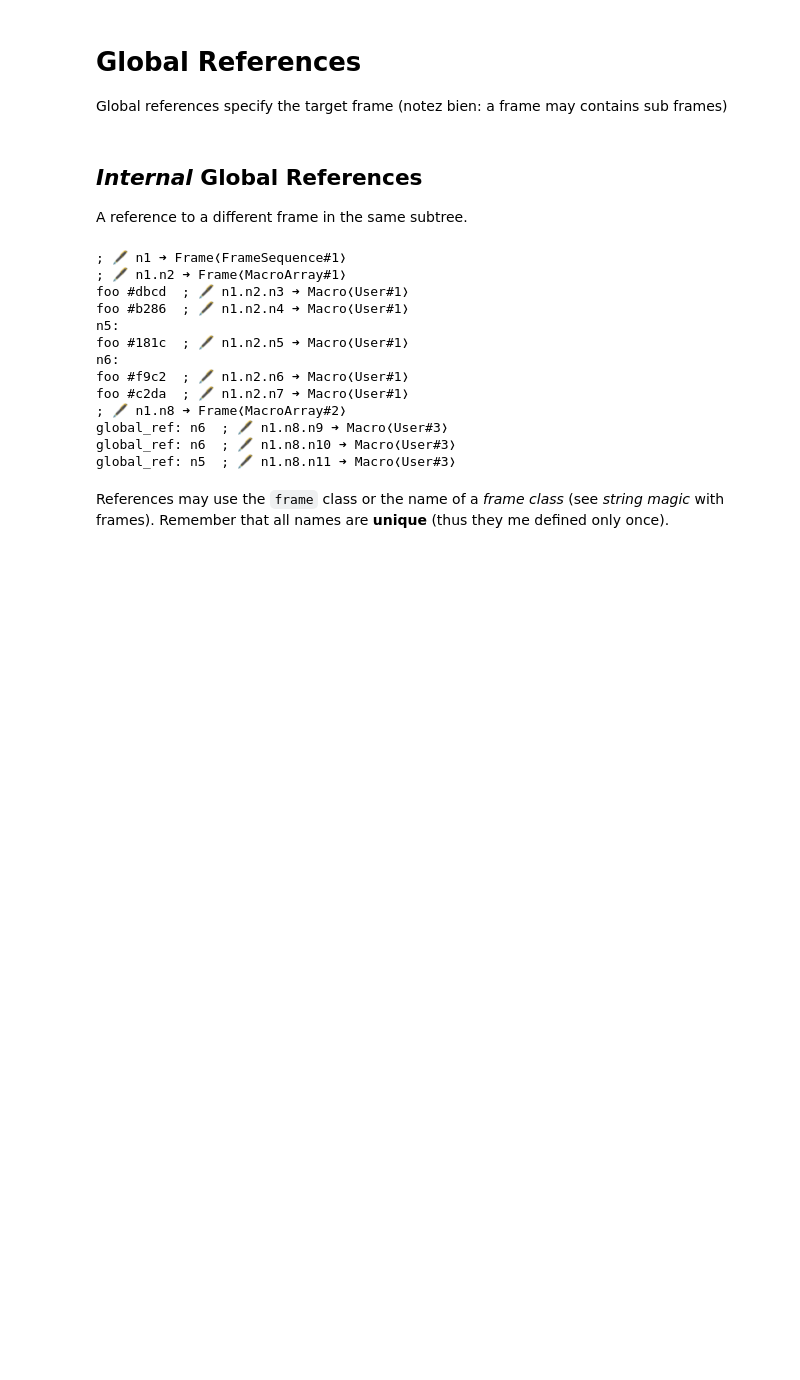
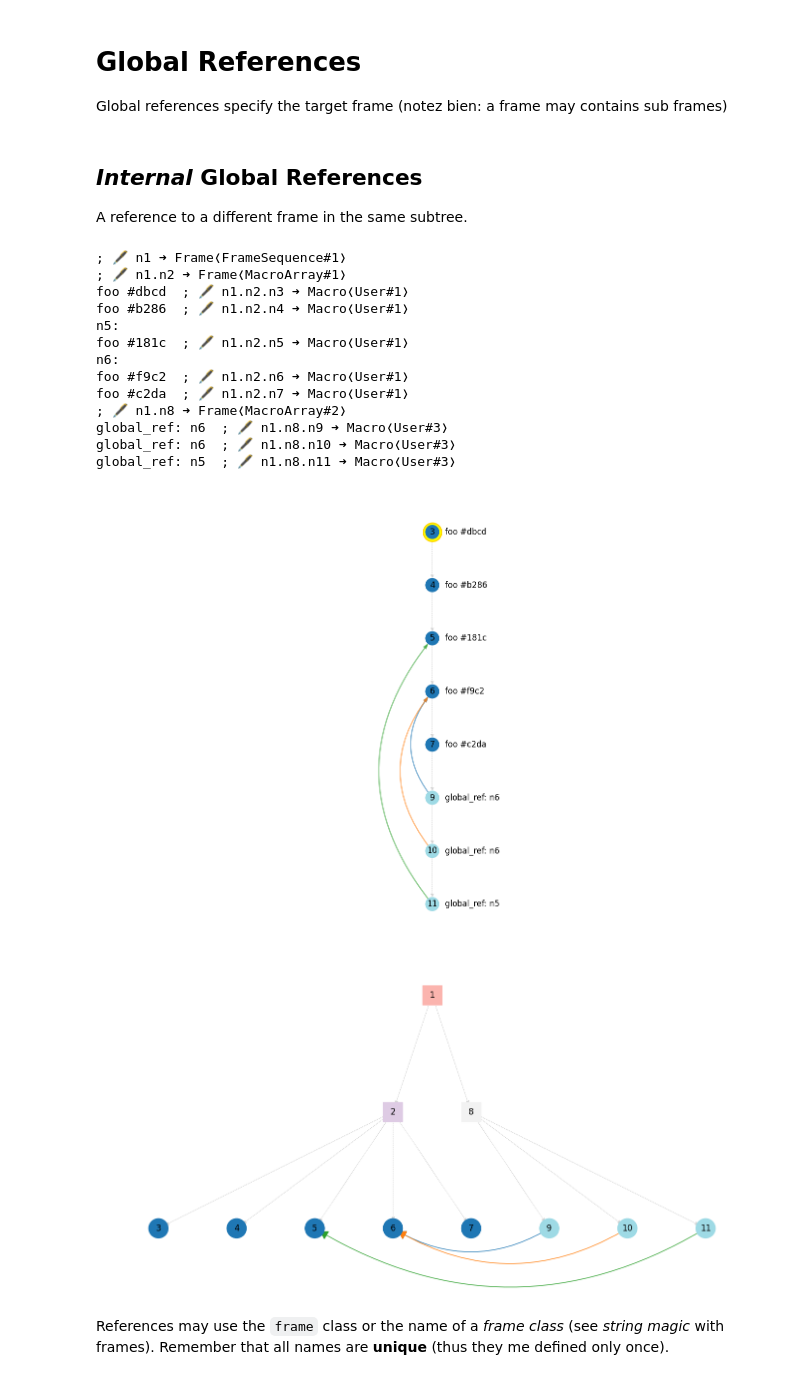
Before and after one commit to cad-polito-it/byron, a Jupyter notebook: examples/notebooks/constraints/04. global references.ipynb, the cells around one changed output. Cells and saved outputs as stored; diff of their text form; code cells hidden in the pictures; blank space fills up the shorter version.

```diff
--- a/examples/notebooks/constraints/04. global references.ipynb
+++ b/examples/notebooks/constraints/04. global references.ipynb
@@ -20,27 +20,31 @@ A reference to a different frame in the same subtree.
 # %%
 macro_foo = byron.f.macro('foo #{num:04x}', num=byron.f.integer_parameter(0, 2 ** 16))
 macro_bar = byron.f.macro('bar {num:+0.2g}', num=byron.f.float_parameter(-1, 1))
 
 foo_bunch = byron.f.bunch([macro_foo], size=5)
 macro_ref = byron.f.macro('global_ref: {ref}', ref=byron.f.global_reference(foo_bunch))
 ref_bunch = byron.f.bunch([macro_ref], size=3)
 program = byron.f.sequence([foo_bunch, ref_bunch])
 
 byron.f.as_text(program)
+byron.f.as_lgp(program)
+byron.f.as_forest(program)
 # %% [output]
 ; 🖋 n1 ➜ Frame❬FrameSequence#1❭
 ; 🖋 n1.n2 ➜ Frame❬MacroArray#1❭
 foo #dbcd  ; 🖋 n1.n2.n3 ➜ Macro❬User#1❭
 foo #b286  ; 🖋 n1.n2.n4 ➜ Macro❬User#1❭
 n5:
 foo #181c  ; 🖋 n1.n2.n5 ➜ Macro❬User#1❭
 n6:
 foo #f9c2  ; 🖋 n1.n2.n6 ➜ Macro❬User#1❭
 foo #c2da  ; 🖋 n1.n2.n7 ➜ Macro❬User#1❭
 ; 🖋 n1.n8 ➜ Frame❬MacroArray#2❭
 global_ref: n6  ; 🖋 n1.n8.n9 ➜ Macro❬User#3❭
 global_ref: n6  ; 🖋 n1.n8.n10 ➜ Macro❬User#3❭
 global_ref: n5  ; 🖋 n1.n8.n11 ➜ Macro❬User#3❭
+[figure, added]
+[figure, added]
 # %% [markdown]
 References may use the `frame` class or the name of a *frame class* (see *string magic* with frames). Remember that all names are **unique** (thus they me defined only once).
 # %%
```
Also changed, not shown: parts of 5 cells of this notebook, 5 other files.
